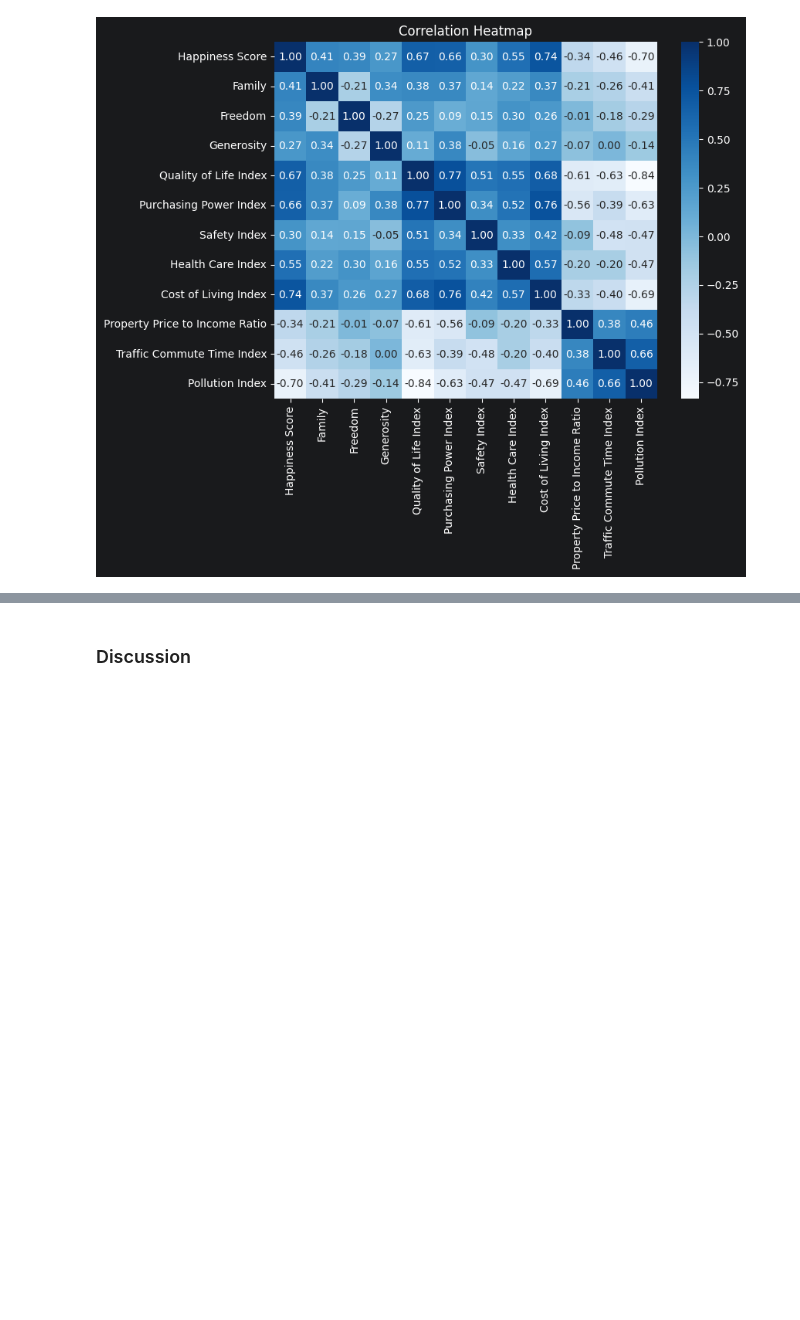
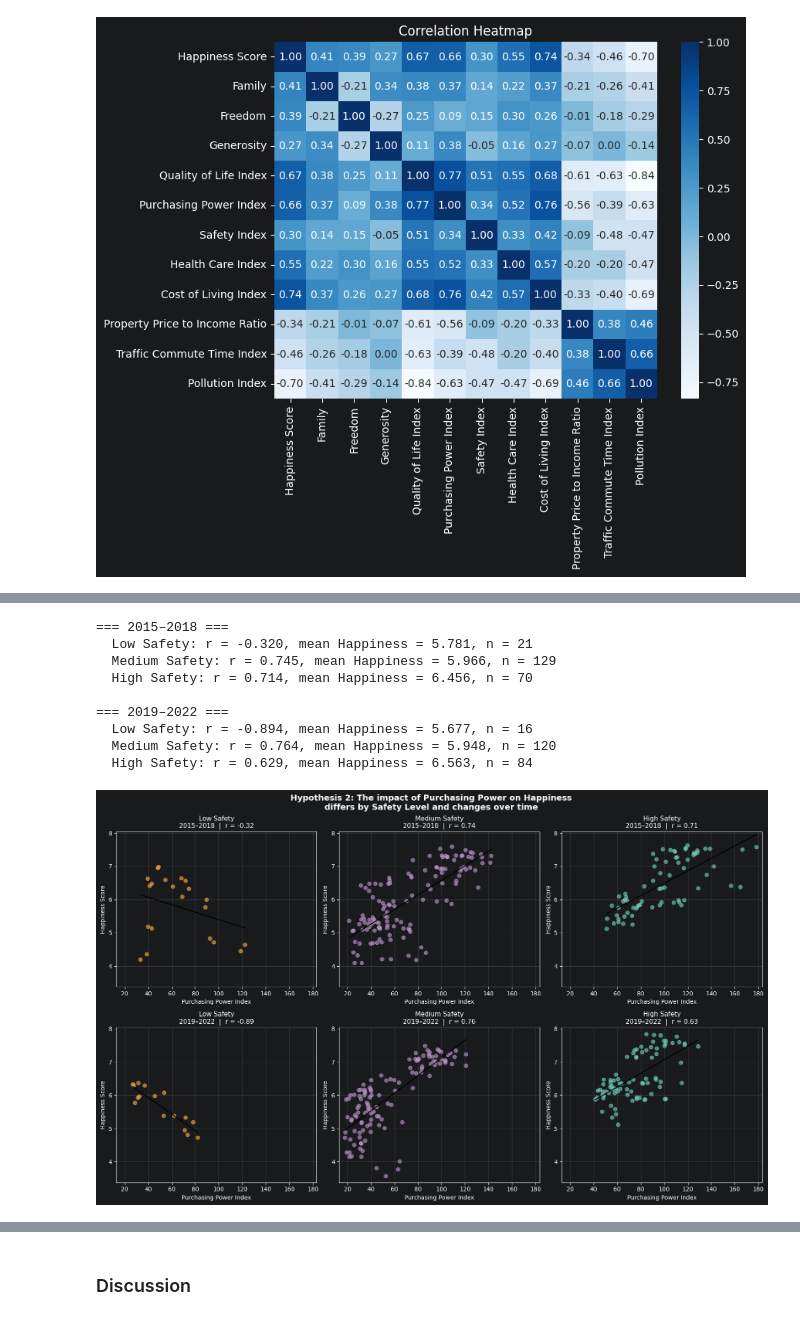
Before and after one commit to soonserv/data-best-project, a Jupyter notebook: notebooks/SA_notebook.ipynb, the cells around one changed output, grey strips where cells are left out. Drawn from its saved outputs; the diff is of its cells as text; code cells hidden in the pictures; blank space fills up the shorter version.

```diff
--- a/notebooks/SA_notebook.ipynb
+++ b/notebooks/SA_notebook.ipynb
@@ -941,0 +973,68 @@ plt.show()
+# %%
+final_data["Safety Level"] = pd.cut(
+    final_data["Safety Index"],
+    bins=3,
+    labels=["Low Safety", "Medium Safety", "High Safety"]
+)
+
+early = final_data[final_data["Year"] <= 2018]
+late = final_data[final_data["Year"] > 2018]
+
+periods = [("2015–2018", early), ("2019–2022", late)]
+levels = ["Low Safety", "Medium Safety", "High Safety"]
+colors = ["#FFB347", "#C39BD3", "#76D7C4"]
+
+print("=== 2015–2018 ===")
+for level in levels:
+    s = early[early["Safety Level"] == level]
+    r = s["Purchasing Power Index"].corr(s["Happiness Score"])
+    print(f"  {level}: r = {r:.3f}, mean Happiness = {s['Happiness Score'].mean():.3f}, n = {len(s)}")
+
+print("\n=== 2019–2022 ===")
+for level in levels:
+    s = late[late["Safety Level"] == level]
+    r = s["Purchasing Power Index"].corr(s["Happiness Score"])
+    print(f"  {level}: r = {r:.3f}, mean Happiness = {s['Happiness Score'].mean():.3f}, n = {len(s)}")
+
+fig, axes = plt.subplots(2, 3, figsize=(16, 10))
+
+for row, (period_label, period_data) in enumerate(periods):
+    for col, (level, color) in enumerate(zip(levels, colors)):
+        ax = axes[row][col]
+        subset = period_data[period_data["Safety Level"] == level]
+
+        ax.scatter(subset["Purchasing Power Index"], subset["Happiness Score"],
+                   alpha=0.6, color=color, s=40)
+
+        if len(subset) > 2:
+            m, b = np.polyfit(subset["Purchasing Power Index"], subset["Happiness Score"], 1)
+            x_sorted = sorted(subset["Purchasing Power Index"])
+            ax.plot(x_sorted, [m*x + b for x in x_sorted], color="black", linewidth=1.5)
+            r = subset["Purchasing Power Index"].corr(subset["Happiness Score"])
+            ax.set_title(f"{level}\n{period_label}  |  r = {r:.2f}", fontsize=11)
+        else:
+            ax.set_title(f"{level}\n{period_label}  |  n too small", fontsize=11)
+
+        ax.set_xlabel("Purchasing Power Index")
+        ax.set_ylabel("Happiness Score")
+        ax.set_xlim(final_data["Purchasing Power Index"].min() - 5,
+                    final_data["Purchasing Power Index"].max() + 5)
+        ax.set_ylim(final_data["Happiness Score"].min() - 0.2,
+                    final_data["Happiness Score"].max() + 0.2)
+        ax.grid(alpha=0.3)
+
+plt.suptitle("Hypothesis 2: The impact of Purchasing Power on Happiness\ndiffers by Safety Level and changes over time",
+             fontsize=14, fontweight="bold")
+plt.tight_layout()
+plt.show()
+# %% [output]
+=== 2015–2018 ===
+  Low Safety: r = -0.320, mean Happiness = 5.781, n = 21
+  Medium Safety: r = 0.745, mean Happiness = 5.966, n = 129
+  High Safety: r = 0.714, mean Happiness = 6.456, n = 70
+
+=== 2019–2022 ===
+  Low Safety: r = -0.894, mean Happiness = 5.677, n = 16
+  Medium Safety: r = 0.764, mean Happiness = 5.948, n = 120
+  High Safety: r = 0.629, mean Happiness = 6.563, n = 84
+[figure, added]
```
Also changed, not shown: parts of 11 cells of this notebook, 2 other files.
